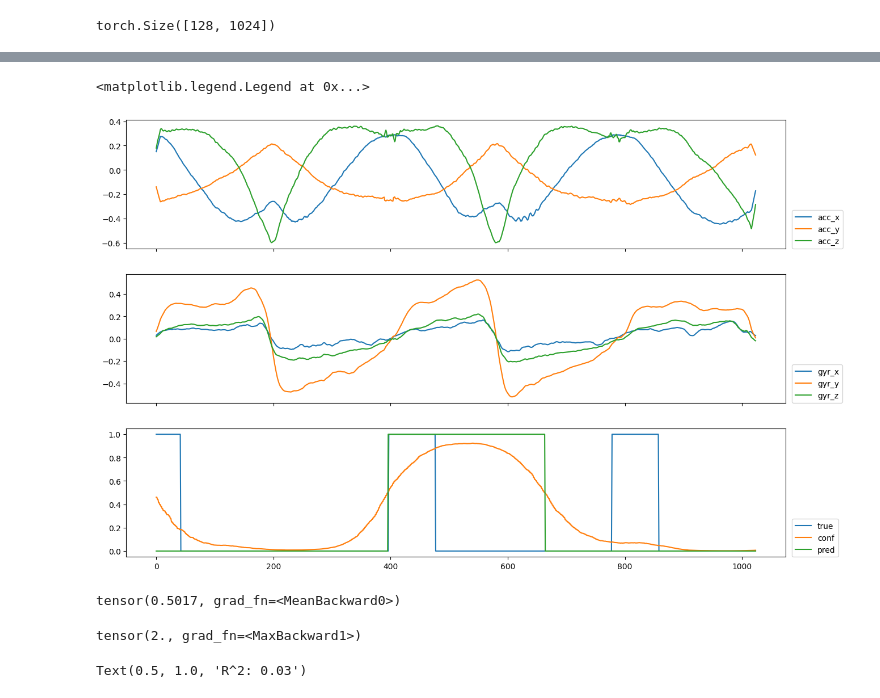
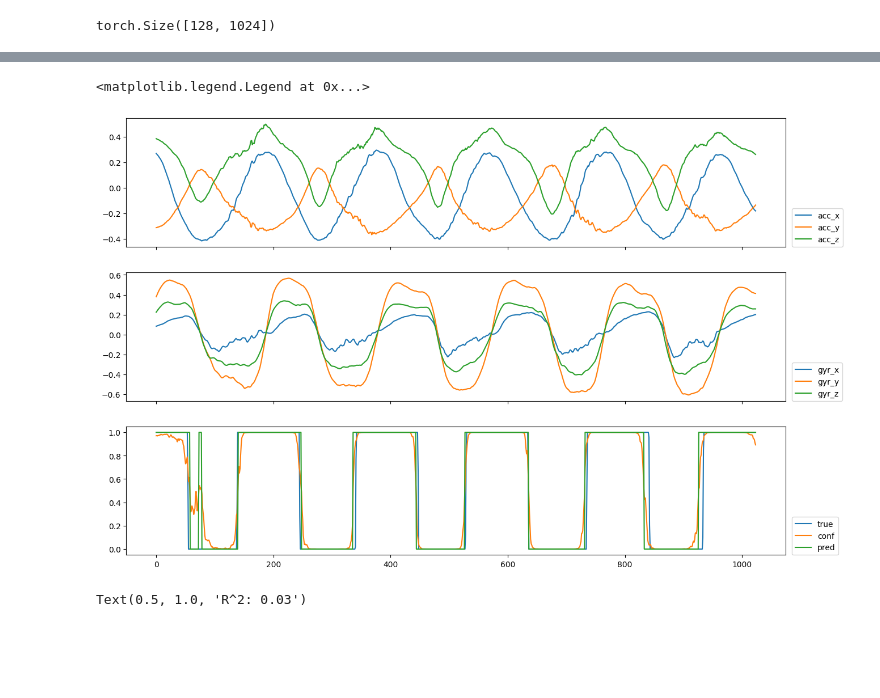
Before and after one commit to Musa-Azeem/AI-hypertrophy-coach, a Jupyter notebook: ml.ipynb, the cells around one changed output, grey strips where cells are left out. Drawn from its saved outputs; the diff is of its cells as text; code cells hidden in the pictures; blank space fills up the shorter version.

```diff
--- a/ml.ipynb
+++ b/ml.ipynb
@@ -210,29 +216,35 @@ class ConvNet(nn.Module):
             nn.MaxPool1d(kernel_size=2, stride=2),
             ResBlock(32, 64, kernel_size=3, stride=2),
             ResBlock(64, 64, kernel_size=3, stride=2),
+            ResBlock(64, 128, kernel_size=3, stride=2),
+            ResBlock(128, 128, kernel_size=3, stride=2),
+            ResBlock(128, 256, kernel_size=3, stride=2),
+            ResBlock(256, 256, kernel_size=3, stride=2),
+            ResBlock(256, 512, kernel_size=3, stride=2),
         )
-        self.conv = nn.Sequential(
-            ResBlock(64, 64, kernel_size=3, stride=2, dropout=0.1),
-            ResBlock(64, 128, kernel_size=3, stride=2, dropout=0.1),
-        )
+        # self.conv = nn.Sequential(
+        #     ResBlock(64, 64, kernel_size=3, stride=2, dropout=0.1),
+        #     ResBlock(64, 128, kernel_size=3, stride=2, dropout=0.1),
+        # )
         self.ap = nn.AdaptiveAvgPool1d(1)
-        self.fc = nn.Linear(128, winsize // 2)
+        # self.fc = nn.Linear(512, winsize // 2)
+        self.fc = nn.Linear(512, winsize)
     def forward(self, x):
         x = self.encoder(x)
-        x = self.conv(x)
+        # x = self.conv(x)
         x = self.ap(x).squeeze(-1)
         x = self.fc(x)
-        x = torch.repeat_interleave(x, 2, dim=1)
+        # x = torch.repeat_interleave(x, 2, dim=1)
         return x
     def freeze(self):
         for param in self.encoder.parameters():
             param.requires_grad = False
 
-def iou_metric(y_pred, y_true):
-    if y.ndim != 2:
+def iou_metric(ypred, y_true):
+    if y_true.ndim != 2:
         raise ValueError
-    intersection = (y_pred * y_true).sum(axis=1)
-    union = (y_pred + y_true - y_pred * y_true).sum(axis=1)
+    intersection = (ypred * y_true).sum(axis=1)
+    union = (ypred + y_true - ypred * y_true).sum(axis=1)
     iou = (intersection / union)
     iou[iou.isnan()] = 0.0
     return iou.mean()
@@ -244,9 +256,9 @@ class SegmentationLoss(nn.Module):
         self.reg_criterion = nn.MSELoss()
         # self.iou_criterion = iou_metric
         self.alpha = alpha
-    def forward(self, y_pred, y_true):
-        probs = F.sigmoid(y_pred)
-        cat_loss = self.cat_criterion(y_pred, y_true)
+    def forward(self, ypred, y_true):
+        probs = F.sigmoid(ypred)
+        cat_loss = self.cat_criterion(ypred, y_true)
         reg_loss = self.reg_criterion(probs, y_true)
         # iou_loss = self.iou_criterion(probs.round(), y_true)
 
@@ -372,4 +396,5 @@ Epoch 99 train loss: 0.4082496483516331, val loss: 0.6751400463721331
 # %%
-model.load_state_dict(torch.load('best_model-class.pth'))
+model.load_state_dict(torch.load('model.pth'))
+# model.load_state_dict(torch.load('best_model-class.pth'))
 evaluate(model, valloader, trainloader)
 # %% [output]
@@ -378,44 +405,35 @@ Val Loss: 0.7905628     Val IOU: 0.2097522
 # %%
-X,y = valloader.dataset[800]
+#.819 shit
+#.499 gets most - always larger than true (false positives)
+# 0.017, 0.07 perfect - (this was from overfit model on trainset)
+X,y = trainloader.dataset[500]
 X = X.unsqueeze(0)
 y = y.unsqueeze(0)
 
 model.eval()
-model.load_state_dict(torch.load('best_model-class.pth'))
+# model.load_state_dict(torch.load('best_model-class.pth'))
+model.load_state_dict(torch.load('model.pth'))
 
 with torch.no_grad():
     ypred = model(X.to(device)).cpu()
 
 i=0
 fig, axes = plt.subplots(3,1, sharex=True, figsize=(15,10))
 axes[0].plot(X[0,0].numpy(), label='acc_x')
 axes[0].plot(X[0,1].numpy(), label='acc_y')
 axes[0].plot(X[0,2].numpy(), label='acc_z')
 axes[1].plot(X[0,3].numpy(), label='gyr_x')
 axes[1].plot(X[0,4].numpy(), label='gyr_y')
 axes[1].plot(X[0,5].numpy(), label='gyr_z')
 axes[2].plot(y[0].numpy(), label='true')
 axes[2].plot(F.sigmoid(ypred[0]).numpy(), label='conf')
 axes[2].plot(F.sigmoid(ypred[0]).round().numpy(), label='pred')
 axes[0].legend(loc=(1.01, 0))
 axes[1].legend(loc=(1.01, 0))
 axes[2].legend(loc=(1.01, 0))
 # %% [output]
 <matplotlib.legend.Legend at 0x...>
-[figure, old version]
+[figure, new version]
-# %%
-X,y = next(iter(trainloader))
-
-y_pred = F.sigmoid(model(X.to(device))).round().cpu()
-
-iou = iou_metric(y_pred, y)
-iou
-# %% [output]
-tensor(0.5017, grad_fn=<MeanBackward0>)
-# %%
-(y_pred + y).max()
-# %% [output]
-tensor(2., grad_fn=<MaxBackward1>)
 # %%
 X,y = next(iter(valloader))
 
```
Also changed, not shown: parts of 8 cells of this notebook, 2 other files.
